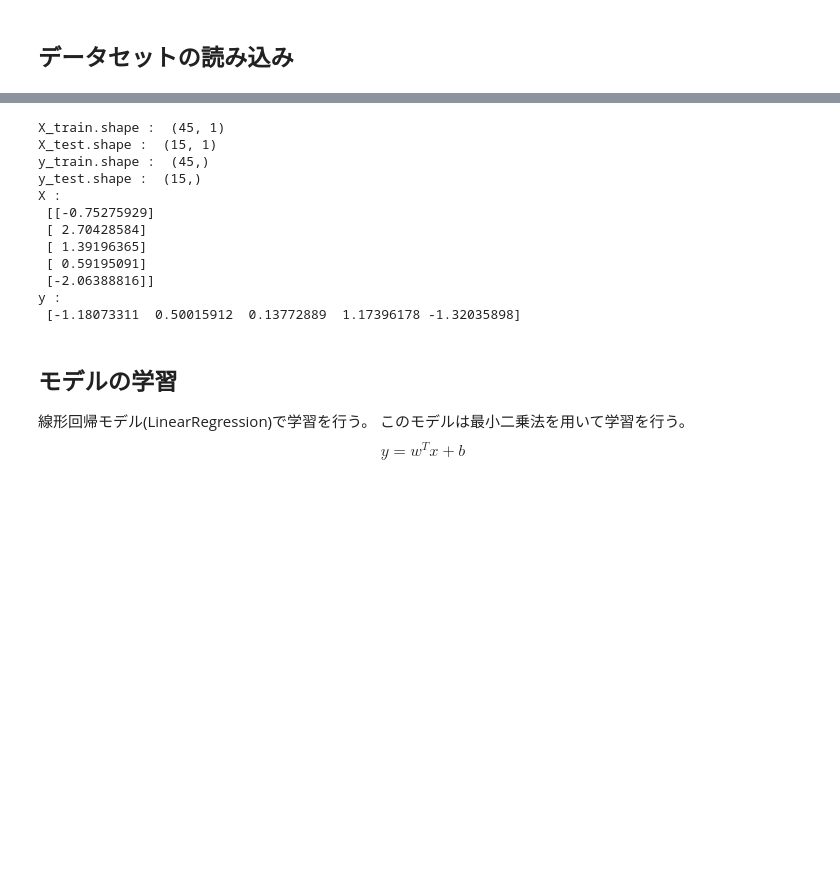
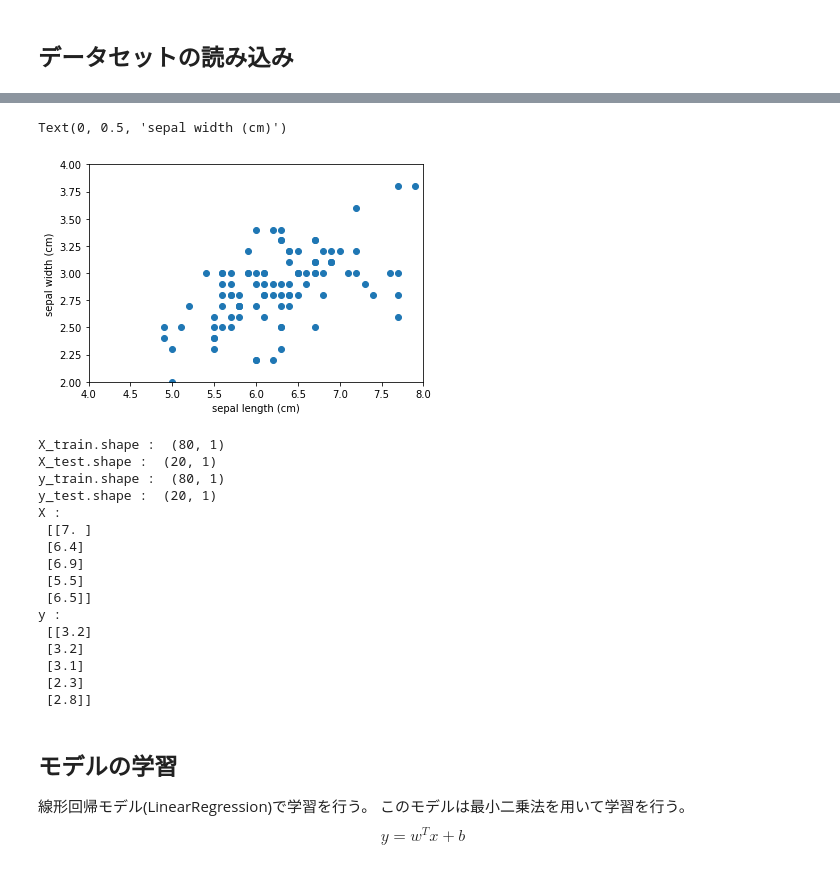
Before and after one commit to naonaorange/sklearn_tutorials, a Jupyter notebook: linear_regression.ipynb, the cells around one changed output, grey strips where cells are left out. Cells and saved outputs as stored; diff of their text form; code cells hidden in the pictures; blank space fills up the shorter version.

```diff
--- a/linear_regression.ipynb
+++ b/linear_regression.ipynb
@@ -16,10 +53,23 @@ sklearn version : 0.24.0
+# %%
+data = dataset['data']
+data = data[dataset['target'] > 0] #versicolorとvirginicaのデータのみになるようフィルタリング
+X = data[:, 0]
+y = data[:, 1]
+plt.plot(X, y, 'o')
+plt.xlim(4, 8)
+plt.ylim(2, 4)
+plt.xlabel('sepal length (cm)')
+plt.ylabel('sepal width (cm)')
+# %% [output]
+Text(0, 0.5, 'sepal width (cm)')
+[figure, added]
 # %%
-import mglearn
 from sklearn.model_selection import train_test_split
 from sklearn.linear_model import LinearRegression
 
-X, y = mglearn.datasets.make_wave(n_samples=60)
-X_train, X_test, y_train, y_test = train_test_split(X, y, random_state=42)
+X = X.reshape(-1, 1)
+y = y.reshape(-1, 1)
+X_train, X_test, y_train, y_test = train_test_split(X, y, test_size=0.2, random_state=42)
 print("X_train.shape : ", X_train.shape)
 print("X_test.shape : ", X_test.shape)
 print("y_train.shape : ", y_train.shape)
@@ -28,18 +78,22 @@ print("y_test.shape : ", y_test.shape)
 print("X : \n", X[:5])
 print("y : \n", y[:5])
 # %% [output]
-X_train.shape :  (45, 1)
-X_test.shape :  (15, 1)
-y_train.shape :  (45,)
-y_test.shape :  (15,)
+X_train.shape :  (80, 1)
+X_test.shape :  (20, 1)
+y_train.shape :  (80, 1)
+y_test.shape :  (20, 1)
 X :
- [[-0.75275929]
- [ 2.70428584]
- [ 1.39196365]
- [ 0.59195091]
- [-2.06388816]]
+ [[7. ]
+ [6.4]
+ [6.9]
+ [5.5]
+ [6.5]]
 y :
- [-1.18073311  0.50015912  0.13772889  1.17396178 -1.32035898]
+ [[3.2]
+ [3.2]
+ [3.1]
+ [2.3]
+ [2.8]]
 # %% [markdown]
 ## モデルの学習
 
```
Also changed, not shown: parts of 26 cells of this notebook, 4 other files.
